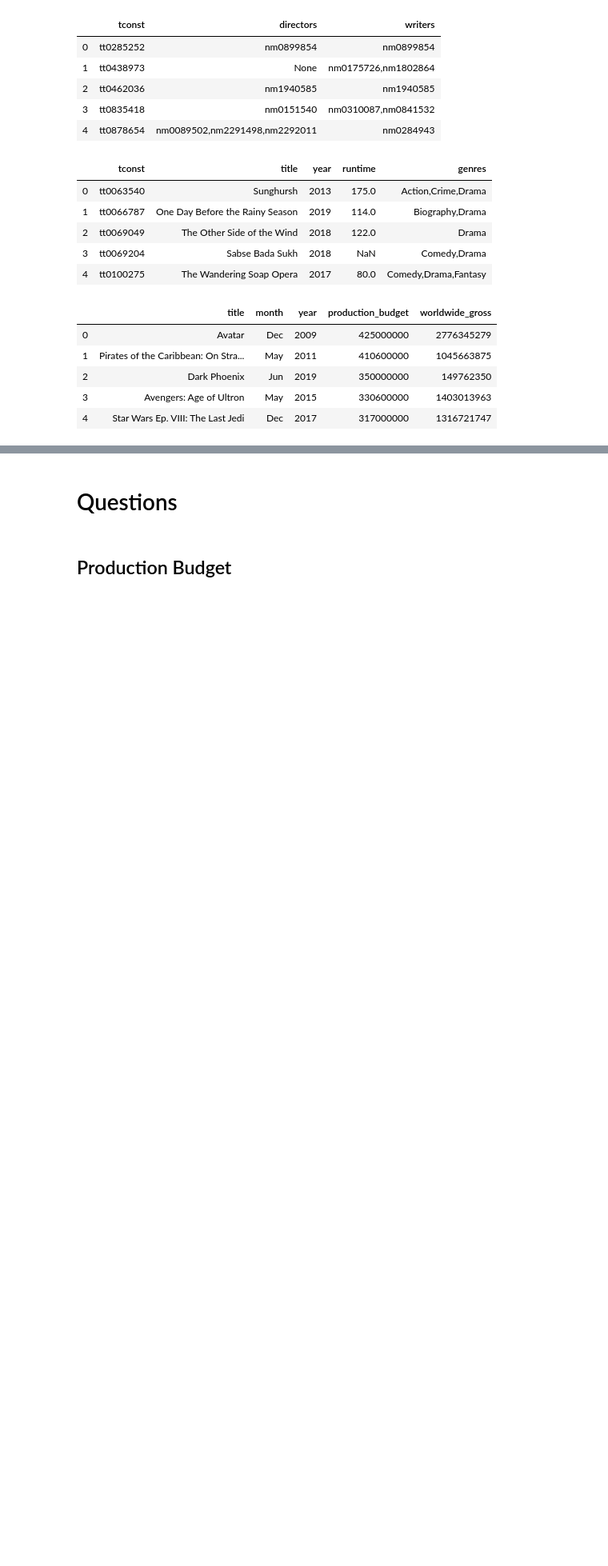
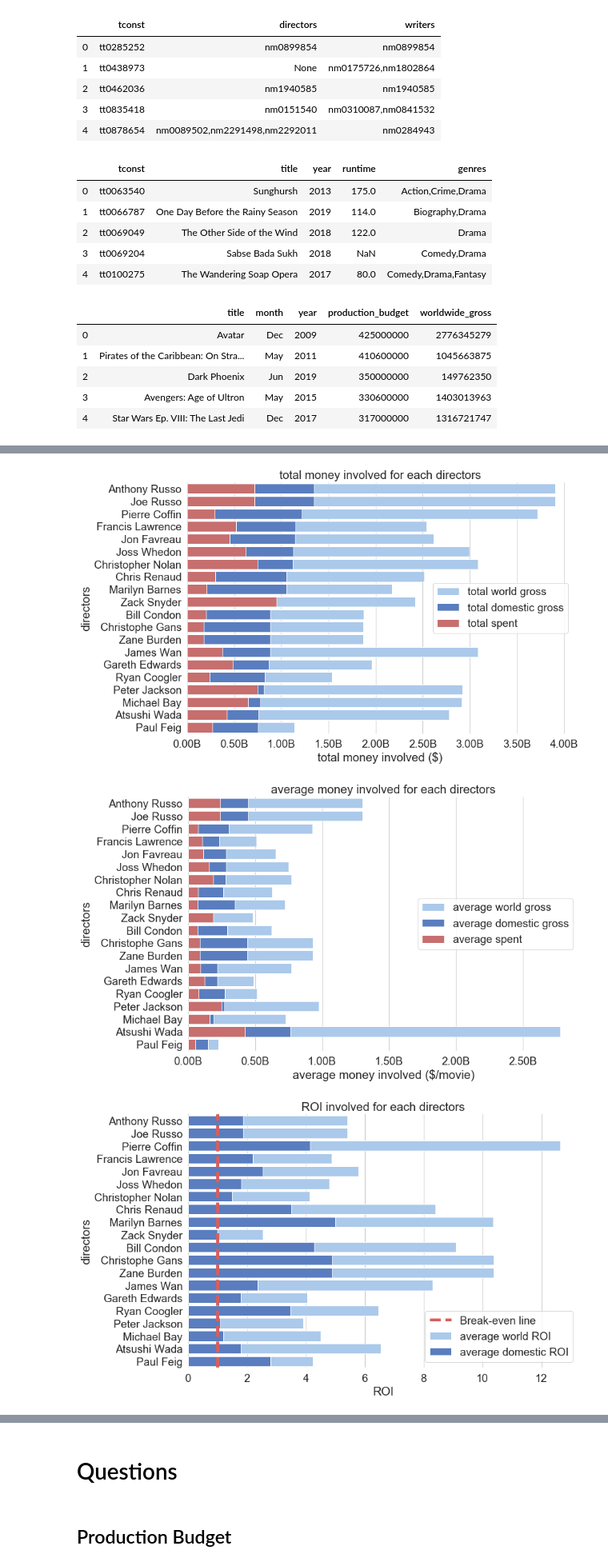
Before and after one commit to singsang2/dsc-mod-1-project-v2-1-onl01-dtsc-ft-070620, a Jupyter notebook: student.ipynb, the cells around one changed output, grey strips where cells are left out. Shown at 80% size. Cells and saved outputs as stored; diff of their text form; code cells hidden in the pictures; blank space fills up the shorter version.

Commit message:
EDA finished for genre, writers, and directors

```diff
--- a/student.ipynb
+++ b/student.ipynb
@@ -526,0 +565,32 @@ df['writers'] = df['writers'].apply(lambda x: find_name(x, name_ref=dict_names))
+# %%
+query ="""
+SELECT directors, COUNT(*) as numFilms, SUM(budget) as total_spent,
+       SUM(domestic_gross) as total_dom,
+       SUM(worldwide_gross) as total_world,
+       AVG(budget) as average_spent,
+       AVG(domestic_gross) as average_dom,
+       AVG(worldwide_gross) as average_world,
+       CAST(AVG(domestic_gross) as FLOAT) / AVG(budget) as average_ROI_dom,
+       CAST(AVG(worldwide_gross) as FLOAT) / AVG(budget) as average_ROI_world
+FROM directors AS d
+GROUP BY directors
+ORDER BY total_dom DESC
+LIMIT 20
+"""
+df_directors_top = pd.read_sql_query(query, conn)
+
+query ="""
+SELECT directors, COUNT(*) as numFilms, SUM(budget) as total_spent,
+       SUM(domestic_gross) as total_dom,
+       SUM(worldwide_gross) as total_world,
+       AVG(budget) as average_spent,
+       AVG(domestic_gross) as average_dom,
+       AVG(worldwide_gross) as average_world,
+       CAST(AVG(domestic_gross) as FLOAT) / AVG(budget) as average_ROI_dom,
+       CAST(AVG(worldwide_gross) as FLOAT) / AVG(budget) as average_ROI_world
+FROM (SELECT * FROM directors WHERE year >= 2000)
+GROUP BY directors
+ORDER BY total_dom DESC
+LIMIT 20
+"""
+df_directors_top_new = pd.read_sql_query(query, conn)
@@ -527,2 +656,12 @@ df['writers'] = df['writers'].apply(lambda x: find_name(x, name_ref=dict_names))
+# %%
+ax1 = bar_graph(data=df_directors_top, focus='directors', hue='total')
+
+ax2 = bar_graph(data=df_directors_top, focus='directors', hue='average')
+
+ax3 = bar_graph(data=df_directors_top, focus='directors', hue='ROI')
+# %% [output]
+[figure, added]
+[figure, added]
+[figure, added]
 # %%
 # %% [output]
```
Also changed, not shown: parts of 27 cells of this notebook.
